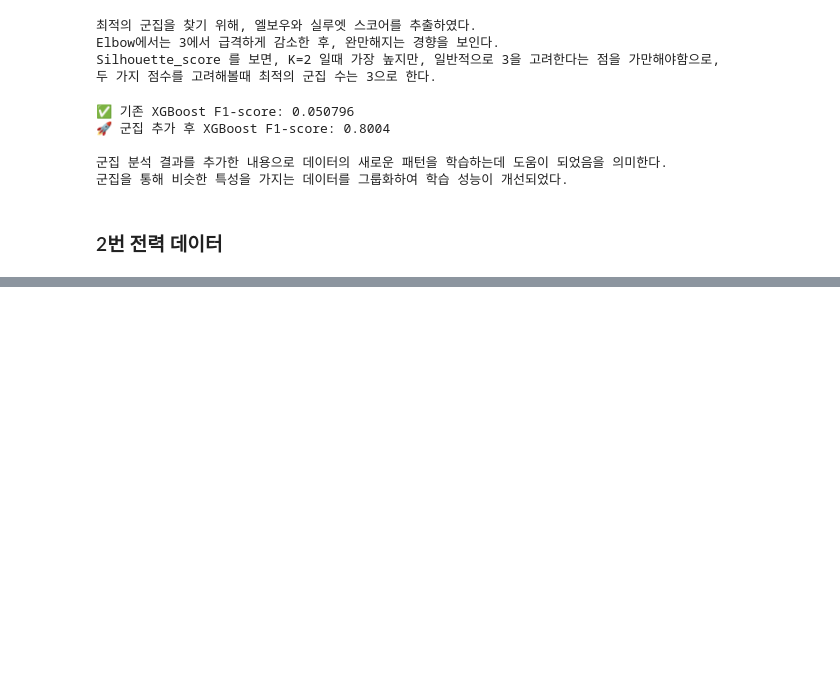
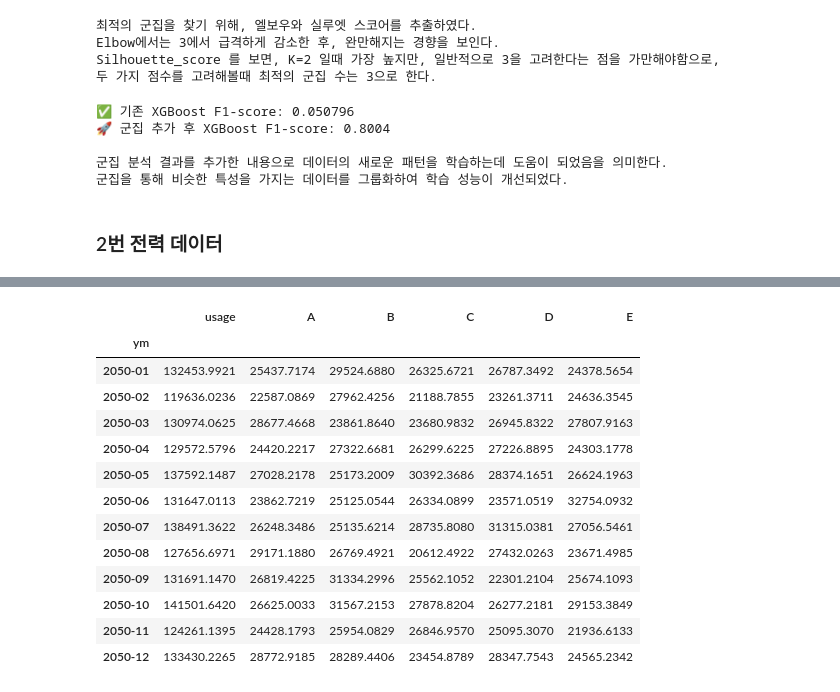
Before and after one commit to doeungim/ADP_DE2, a Jupyter notebook: ADP_15.ipynb, the cells around one changed output, grey strips where cells are left out. Saved outputs shown, nothing was run; the diff lists cells and outputs as text; code cells hidden in the pictures; blank space fills up the shorter version.

```diff
--- a/ADP_15.ipynb
+++ b/ADP_15.ipynb
@@ -618,0 +641,23 @@ history[history['hh:mm'].isin(['05:59', '11:59', '17:59', '23:59'])]
+# %%
+#6hour_index 와 time 병합
+# JOIN 을 정확하게 줘야함
+# pd.merge(left, right, on=None, how='inner', left_on=None, right_on=None, suffixes=('_x', '_y'))
+
+merge_df = pd.merge(us2, usage_history, on = 'usage', how = 'left')
+merge_df['ym'] = merge_df['timestamp'].dt.strftime('%Y-%m')
+merge_df.groupby('ym').sum(numeric_only=True)
+# %% [output]
+|  | usage | A | B | C | D | E |
+| ym |  |  |  |  |  |  |
+| 2050-01 | 132453.9921 | 25437.7174 | 29524.6880 | 26325.6721 | 26787.3492 | 24378.5654 |
+| 2050-02 | 119636.0236 | 22587.0869 | 27962.4256 | 21188.7855 | 23261.3711 | 24636.3545 |
+| 2050-03 | 130974.0625 | 28677.4668 | 23861.8640 | 23680.9832 | 26945.8322 | 27807.9163 |
+| 2050-04 | 129572.5796 | 24420.2217 | 27322.6681 | 26299.6225 | 27226.8895 | 24303.1778 |
+| 2050-05 | 137592.1487 | 27028.2178 | 25173.2009 | 30392.3686 | 28374.1651 | 26624.1963 |
+| 2050-06 | 131647.0113 | 23862.7219 | 25125.0544 | 26334.0899 | 23571.0519 | 32754.0932 |
+| 2050-07 | 138491.3622 | 26248.3486 | 25135.6214 | 28735.8080 | 31315.0381 | 27056.5461 |
+| 2050-08 | 127656.6971 | 29171.1880 | 26769.4921 | 20612.4922 | 27432.0263 | 23671.4985 |
+| 2050-09 | 131691.1470 | 26819.4225 | 31334.2996 | 25562.1052 | 22301.2104 | 25674.1093 |
+| 2050-10 | 141501.6420 | 26625.0033 | 31567.2153 | 27878.8204 | 26277.2181 | 29153.3849 |
+| 2050-11 | 124261.1395 | 24428.1793 | 25954.0829 | 26846.9570 | 25095.3070 | 21936.6133 |
+| 2050-12 | 133430.2265 | 28772.9185 | 28289.4406 | 23454.8789 | 28347.7543 | 24565.2342 |
```
Also changed, not shown: parts of 13 cells of this notebook.
